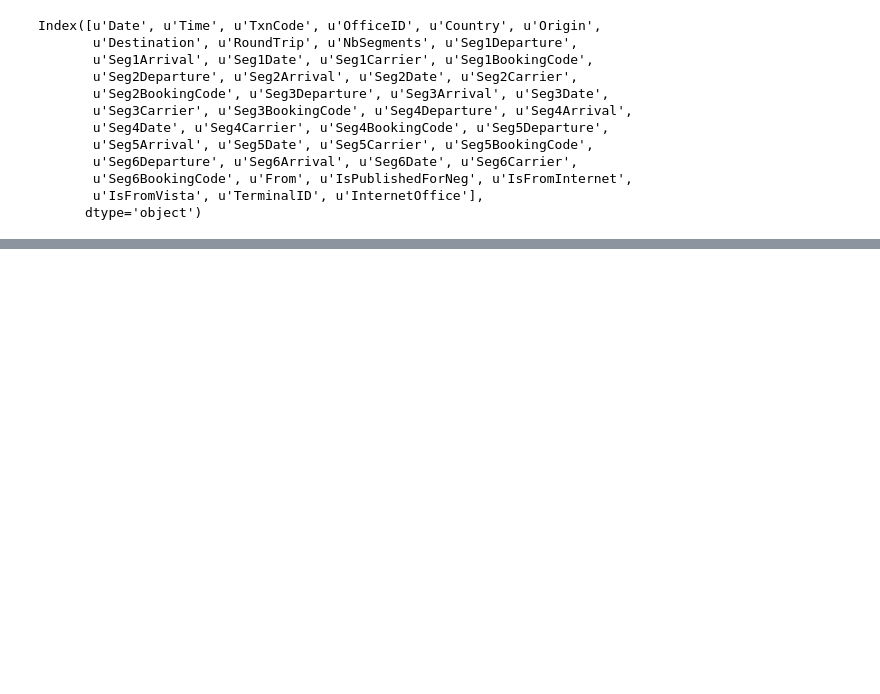
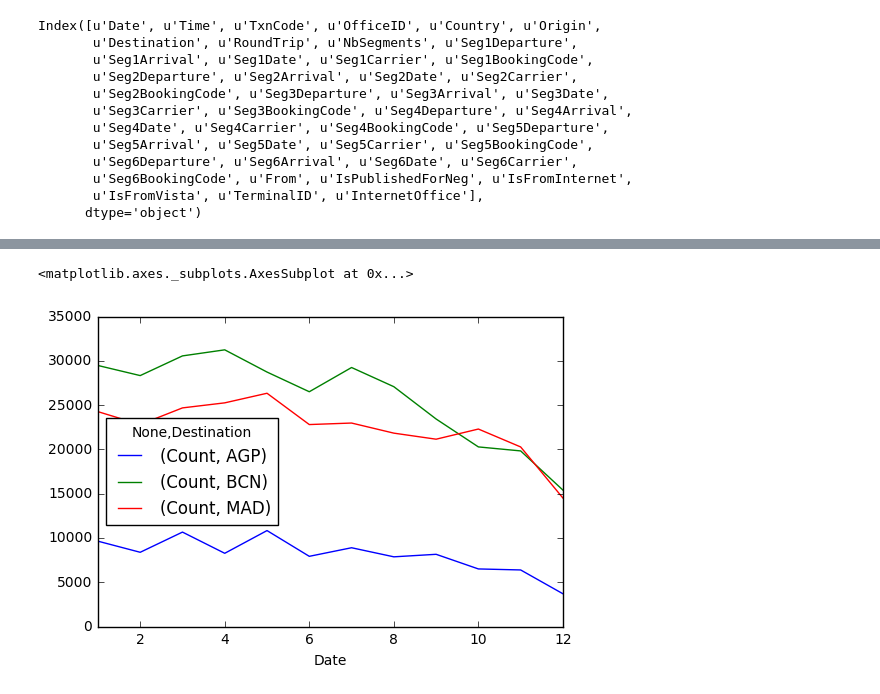
Before and after one commit to ISANJUA/Challenge, a Jupyter notebook: 20170515_Challenge_Preparacion.ipynb, the cells around one changed output, grey strips where cells are left out. Saved outputs shown, nothing was run; the diff lists cells and outputs as text; code cells hidden in the pictures; blank space fills up the shorter version.

```diff
--- a/20170515_Challenge_Preparacion.ipynb
+++ b/20170515_Challenge_Preparacion.ipynb
@@ -214,0 +249,6 @@ TypeError: You have to supply one of 'by' and 'level'
+# %%
+# Creo el filtro:
+Selected_dest = ['MAD', 'AGP', 'BCN']
+# %%
+# Uso metod "is-in" para aplicar el filtro a la columna destination
+selected_searches = searches_3dExcercise[searches_3dExcercise['Destination'].isin(Selected_dest)]
@@ -214,0 +268,5 @@ TypeError: You have to supply one of 'by' and 'level'
+# %%
+# Hay que hacer un split en la columna date y quedarse solo con el mes
+selected_searches['Date'] = pd.to_datetime(selected_searches['Date'],
+                                           format='%Y-%m-%d',
+                                           errors='coerce').map(lambda x : x.month)
@@ -214,0 +311,3 @@ TypeError: You have to supply one of 'by' and 'level'
+# %%
+# Para que los 3 destination aparezcan como columnas y no filas utilizo el metodo unstack:
+select_searches_group2 = selected_searches.groupby(['Date','Destination'])['Destination'].agg({'Count' : 'count'}).unstack()
@@ -214,0 +352,5 @@ TypeError: You have to supply one of 'by' and 'level'
+# %%
+select_searches_group2.plot()
+# %% [output]
+<matplotlib.axes._subplots.AxesSubplot at 0x...>
+[figure, added]
```
Also changed, not shown: parts of 36 cells of this notebook.
